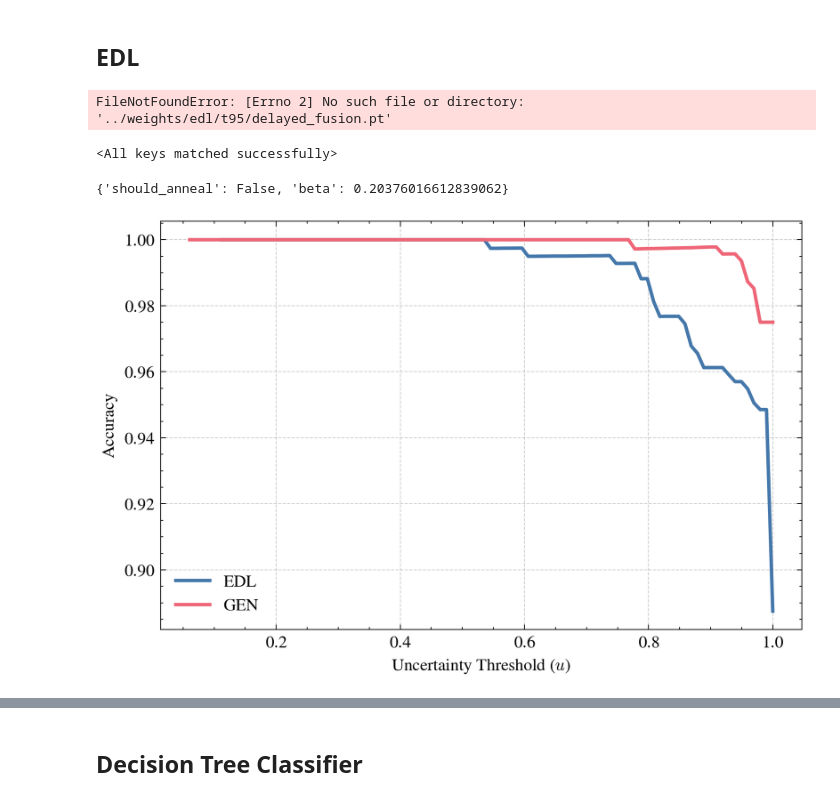
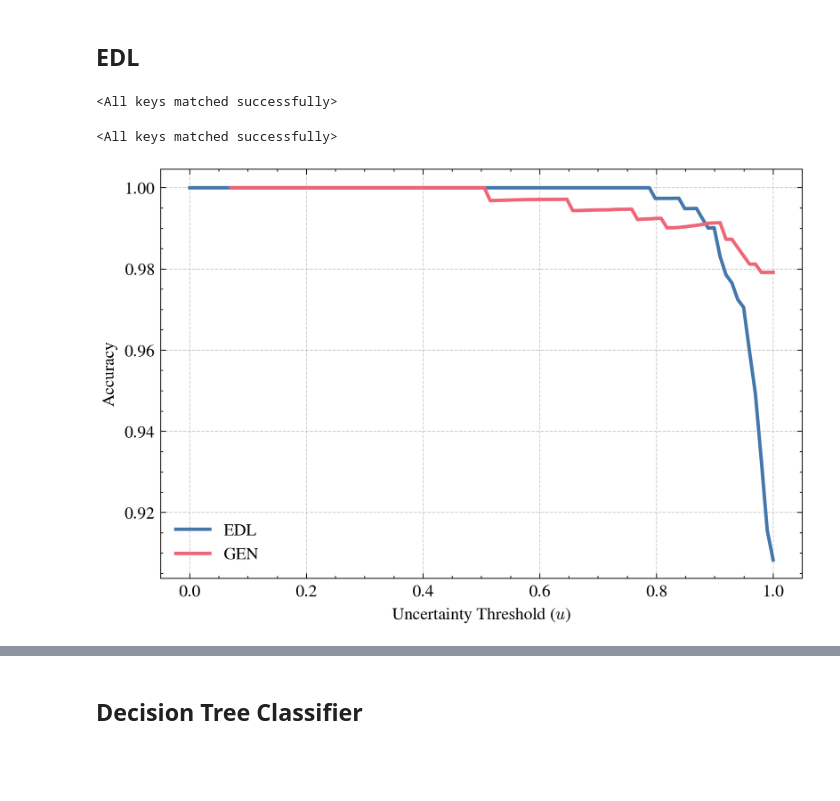
Before and after one commit to LucaCtt/csi-vae, a Jupyter notebook: notebooks/best_model.ipynb, the cells around one changed output, grey strips where cells are left out. Drawn from its saved outputs; the diff is of its cells as text; code cells hidden in the pictures; blank space fills up the shorter version.

```diff
--- a/notebooks/best_model.ipynb
+++ b/notebooks/best_model.ipynb
@@ -48,8 +49,10 @@ PLOTS_DIR.mkdir(exist_ok=True)
 
 To find the best model we first take the trial with the highest mean accuracy across the ten seeds. Then we take the seed with the highest accuracy.
 # %%
-studies = read_studies(FUSION_LAUNCH_DIR)
+studies = read_studies(str(FUSION_LAUNCH_DIR))
 best_model = get_best_model(studies)
+init_rng(best_model.seed)
+
 best_model
 # %% [output]
 StudyResult(n_gaussians=2, trial_number=77, trial_value=0.965625, seed=347227206, best_seed_accuracy=0.98125, accuracies_per_seed={'769622246': 0.96875, '420148083': 0.9666666666666667, '1546791838':  ...
@@ -255,15 +258,6 @@ plot_confusion_matrix(delayed_fusion, test_dl, ACTIVITIES, DEVICE)
 [figure]
 # %% [markdown]
 ## EDL
-# %%
-ood_train_ds, ood_val_ds, ood_test_ds = dataset.load(
-    dataset_path=OOD_DATASET,
-    window_size=settings.window_size,
-    n_activities=settings.n_activities,
-    stride=settings.stride,
-)
-ood_ds = torch.utils.data.ConcatDataset([ood_train_ds, ood_val_ds, ood_test_ds])
-ood_dl = make_dataloader(ood_ds, batch_size=batch_size, shuffle=False, seed=best_model.seed)
 # %%
 edl_study = optuna.load_study(
     study_name="edl",
@@ -278,9 +272,11 @@ edl_fusion = fusion.Delayed(
     best_model.params["fusion_dropout"],
 )
 edl_fusion.to(DEVICE)
-edl_fusion.load_state_dict(torch.load(WEIGHTS_DIR / "edl" / f"t{edl_study.best_trial.number}" / "delayed_fusion.pt"))
+edl_fusion.load_state_dict(
+    torch.load(WEIGHTS_DIR / "edl" / "edl" / f"t{edl_study.best_trial.number}" / "delayed_fusion.pt"),
+)
 # %% [output]
-FileNotFoundError: [Errno 2] No such file or directory: '../weights/edl/t95/delayed_fusion.pt'
+<All keys matched successfully>
 # %%
 gen_study = optuna.load_study(
     study_name="gen",
@@ -295,13 +291,11 @@ gen_fusion = fusion.Delayed(
     best_model.params["fusion_dropout"],
 ).to(DEVICE)
 gen_fusion.to(DEVICE)
-gen_fusion.load_state_dict(torch.load(WEIGHTS_DIR / "gen" / f"t{gen_study.best_trial.number}" / "delayed_fusion.pt"))
+gen_fusion.load_state_dict(
+    torch.load(WEIGHTS_DIR / "edl" / "gen" / f"t{gen_study.best_trial.number}" / "delayed_fusion.pt"),
+)
 # %% [output]
 <All keys matched successfully>
-# %%
-edl_study.best_trial.params
-# %% [output]
-{'should_anneal': False, 'beta': 0.20376016612839062}
 # %%
 def accuracy_vs_uncertainty(
     model: torch.nn.Module,
@@ -348,32 +342,32 @@ def accuracy_vs_uncertainty(
 
     for t in thresholds:
         mask = all_uncertainties <= t
         if np.any(mask):
             acc = np.mean(all_correct[mask])
             accuracies.append(acc)
         else:
             accuracies.append(None)
 
     return thresholds, accuracies
 
 
 # Collect data
-edl_thresholds, edl_accuracies = accuracy_vs_uncertainty(edl_fusion, edl_inference, test_dl, DEVICE)
+edl_thresholds, edl_accuracies = accuracy_vs_uncertainty(edl_fusion, gen_inference, test_dl, DEVICE)
 gen_thresholds, gen_accuracies = accuracy_vs_uncertainty(gen_fusion, gen_inference, test_dl, DEVICE)
 
 plt.figure(figsize=(6, 4))
 
 # Accuracy Curve
 plt.plot(edl_thresholds, edl_accuracies, lw=2, label="EDL")
 plt.plot(gen_thresholds, gen_accuracies, lw=2, label="GEN")
 
 plt.xlabel("Uncertainty Threshold ($u$)")
 plt.ylabel("Accuracy")
 plt.tick_params(axis="y")
 plt.grid(True, linestyle="--", alpha=0.6)
 plt.legend()
 plt.tight_layout()
 plt.savefig(PLOTS_DIR / "edl_accuracy_vs_uncertainty.pdf")
 plt.show()
 # %% [output]
-[figure, old version]
+[figure, new version]
```
Also changed, not shown: parts of 7 cells of this notebook, 20 other files.
